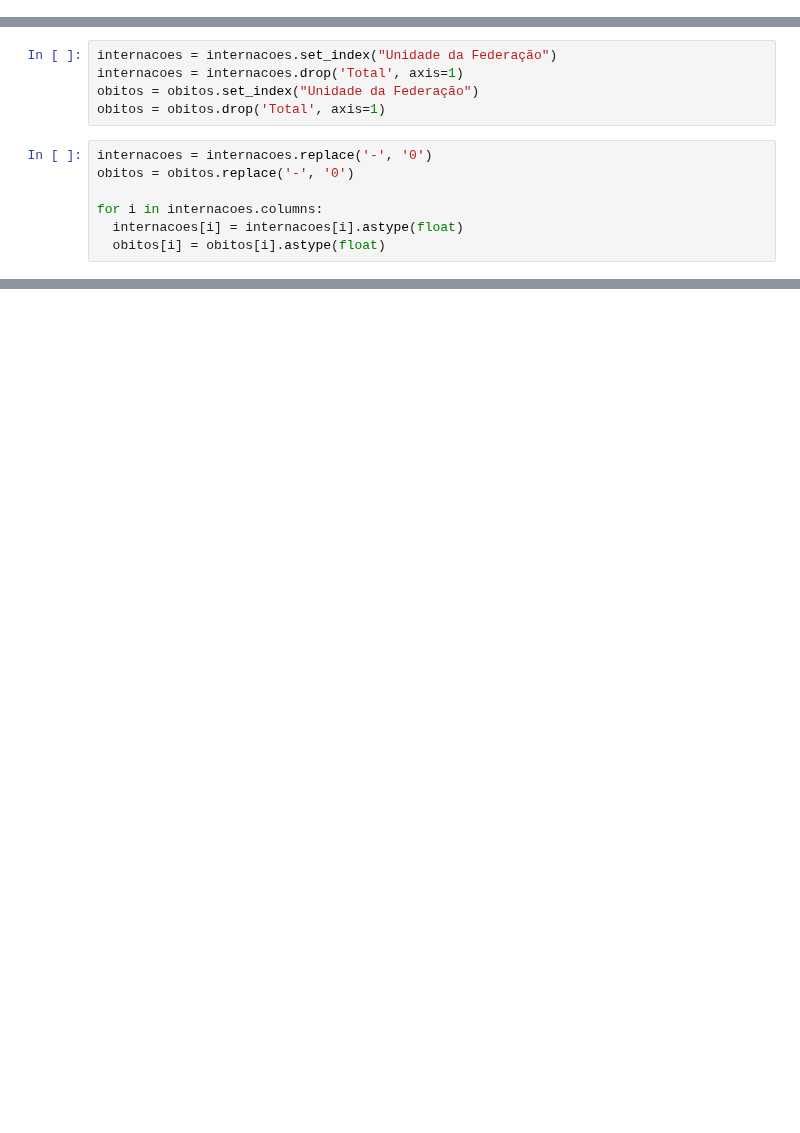
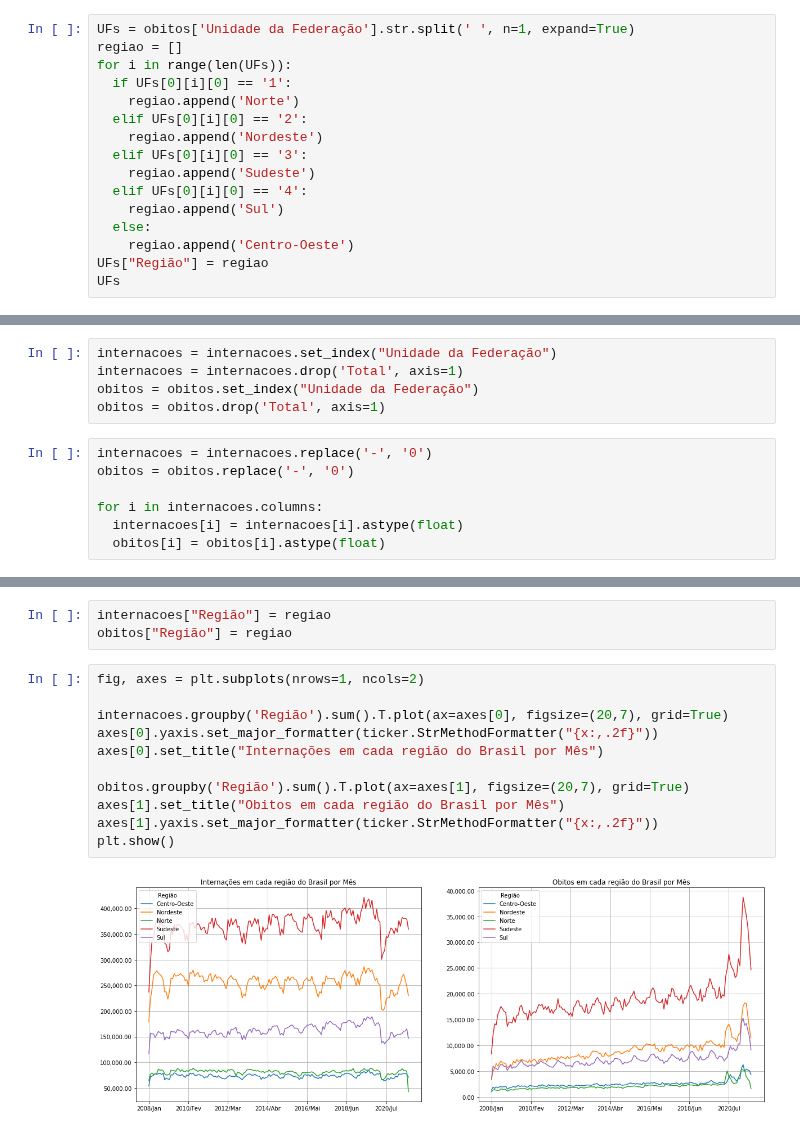
Before and after one commit to VitorFRodrigues/Data-Science-Bootcamp, a Jupyter notebook: Proj01/Bootcamp_Proj_01.ipynb, the cells around one changed output, grey strips where cells are left out. Drawn from its saved outputs; the diff is of its cells as text; blank space fills up the shorter version.

```diff
--- a/Proj01/Bootcamp_Proj_01.ipynb
+++ b/Proj01/Bootcamp_Proj_01.ipynb
@@ -28,0 +93,16 @@ UFs = obitos['Unidade da Federação'].str.split(' ', n=1, expand=True)
+# %%
+UFs = obitos['Unidade da Federação'].str.split(' ', n=1, expand=True)
+regiao = []
+for i in range(len(UFs)):
+  if UFs[0][i][0] == '1':
+    regiao.append('Norte')
+  elif UFs[0][i][0] == '2':
+    regiao.append('Nordeste')
+  elif UFs[0][i][0] == '3':
+    regiao.append('Sudeste')
+  elif UFs[0][i][0] == '4':
+    regiao.append('Sul')
+  else:
+    regiao.append('Centro-Oeste')
+UFs["Região"] = regiao
+UFs
@@ -54,0 +148,16 @@ plt.show()
+# %%
+internacoes["Região"] = regiao
+obitos["Região"] = regiao
+# %%
+fig, axes = plt.subplots(nrows=1, ncols=2)
+
+internacoes.groupby('Região').sum().T.plot(ax=axes[0], figsize=(20,7), grid=True)
+axes[0].yaxis.set_major_formatter(ticker.StrMethodFormatter("{x:,.2f}"))
+axes[0].set_title("Internações em cada região do Brasil por Mês")
+
+obitos.groupby('Região').sum().T.plot(ax=axes[1], figsize=(20,7), grid=True)
+axes[1].set_title("Obitos em cada região do Brasil por Mês")
+axes[1].yaxis.set_major_formatter(ticker.StrMethodFormatter("{x:,.2f}"))
+plt.show()
+# %% [output]
+[figure, added]
```
Also changed, not shown: parts of 21 cells of this notebook.
